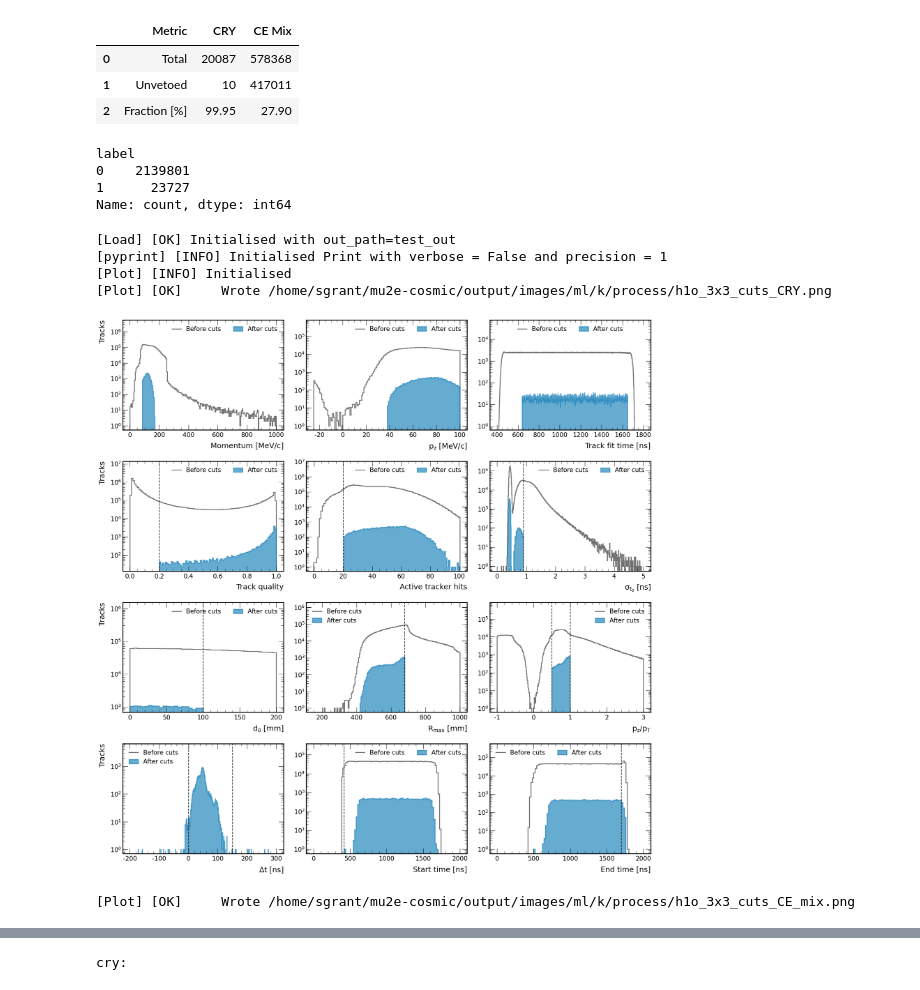
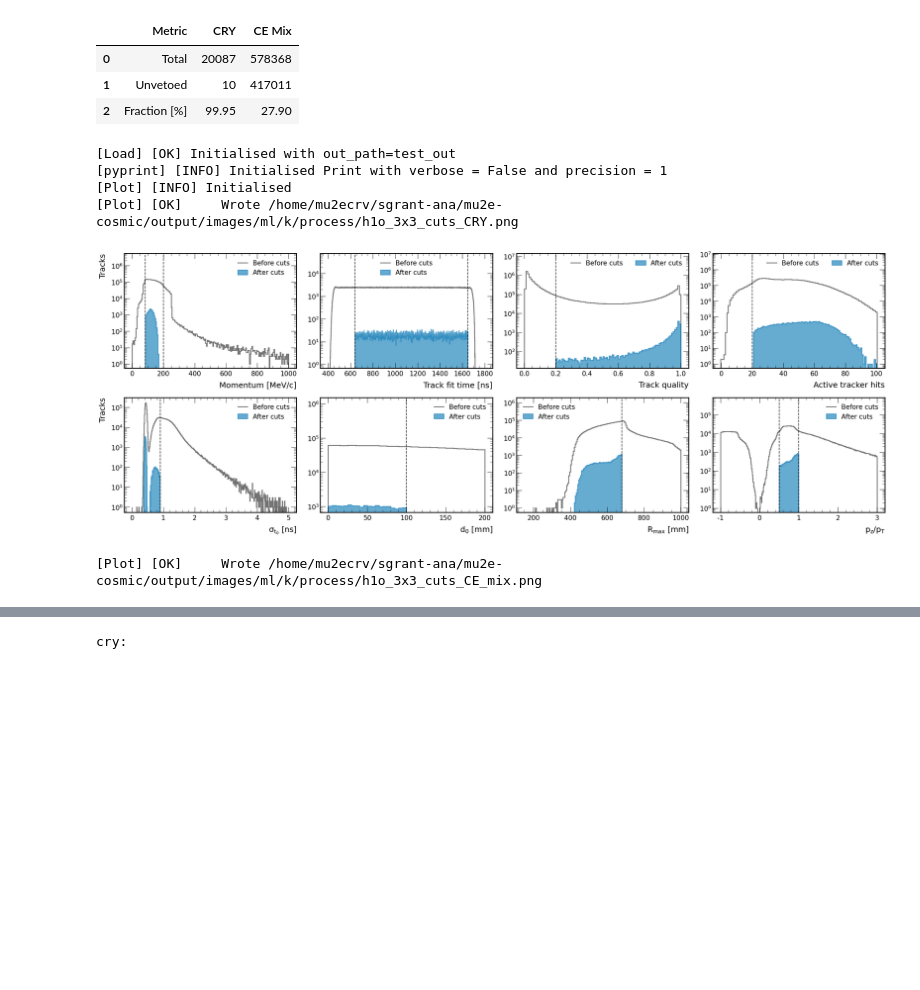
Before and after one commit to sam-grant/mu2e-cosmic, a Jupyter notebook: notebooks/ml/xgboost/assemble.ipynb, the cells around one changed output, grey strips where cells are left out. Drawn from its saved outputs; the diff is of its cells as text; code cells hidden in the pictures; blank space fills up the shorter version.

Commit message:
Minor adjustments to cut plots for ML section in paper

```diff
--- a/notebooks/ml/xgboost/assemble.ipynb
+++ b/notebooks/ml/xgboost/assemble.ipynb
@@ -47,18 +47,13 @@ asm.check_dT_window_results()
 df = asm.check_dT_window_results()
 df.to_csv("baseline_dT_results.csv", index=False)
 # %%
-print(data["y"].value_counts())
+# print(data["y"].value_counts())
-# %% [output]
-label
-0    2139801
-1      23727
-Name: count, dtype: int64
 # %%
-asm.draw_cuts()
+asm.draw_cuts(ml=True)
 # %% [output]
 [Load] [OK] Initialised with out_path=test_out
 [pyprint] [INFO] Initialised Print with verbose = False and precision = 1
 [Plot] [INFO] Initialised
-[Plot] [OK]     Wrote /home/sgrant/mu2e-cosmic/output/images/ml/k/process/h1o_3x3_cuts_CRY.png
+[Plot] [OK]     Wrote /home/mu2ecrv/sgrant-ana/mu2e-cosmic/output/images/ml/k/process/h1o_3x3_cuts_CRY.png
-[figure, old version]
+[figure, new version]
-[Plot] [OK]     Wrote /home/sgrant/mu2e-cosmic/output/images/ml/k/process/h1o_3x3_cuts_CE_mix.png
+[Plot] [OK]     Wrote /home/mu2ecrv/sgrant-ana/mu2e-cosmic/output/images/ml/k/process/h1o_3x3_cuts_CE_mix.png
```
Also changed, not shown: parts of 4 cells of this notebook, 2 other files.
